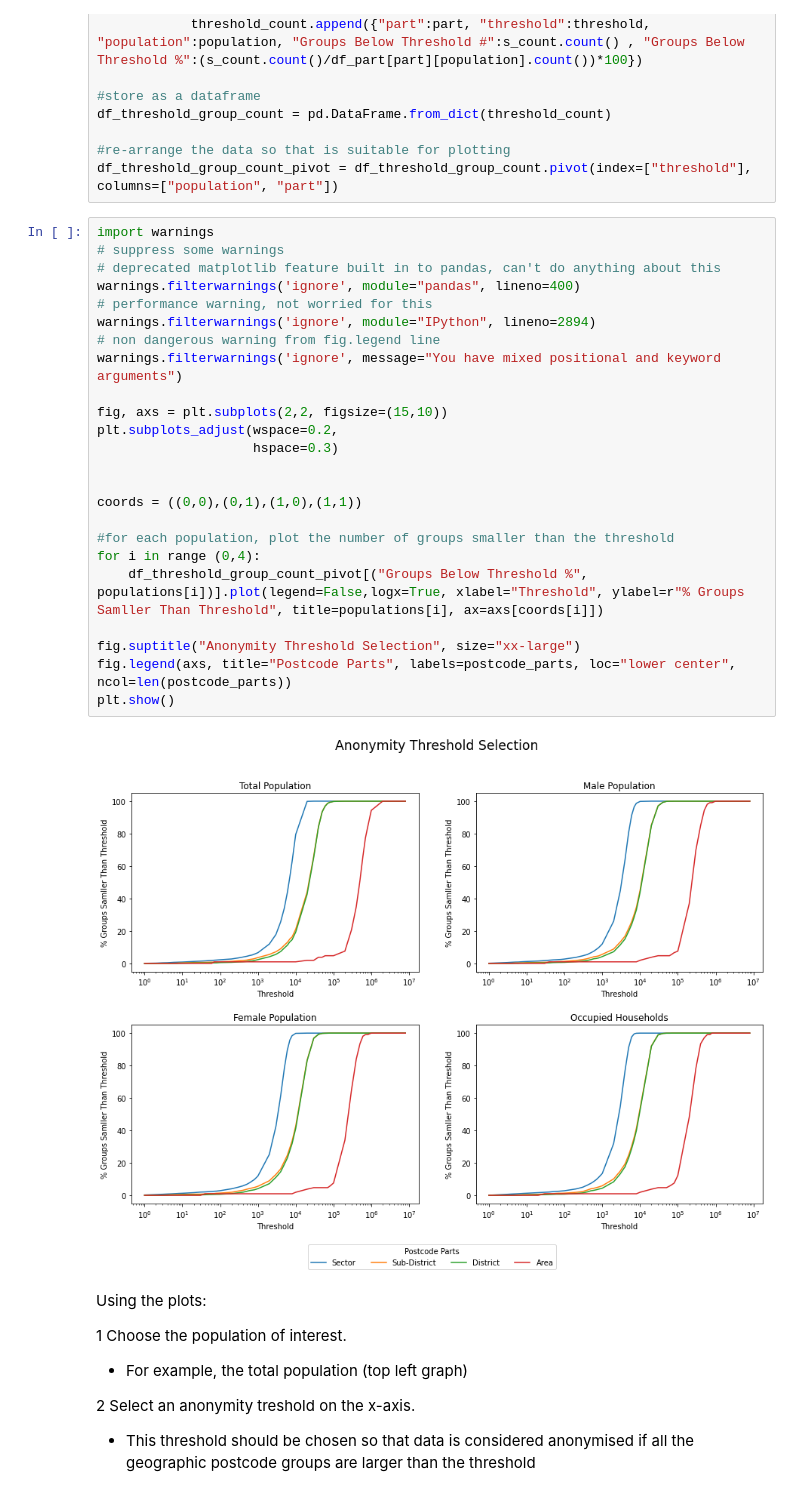
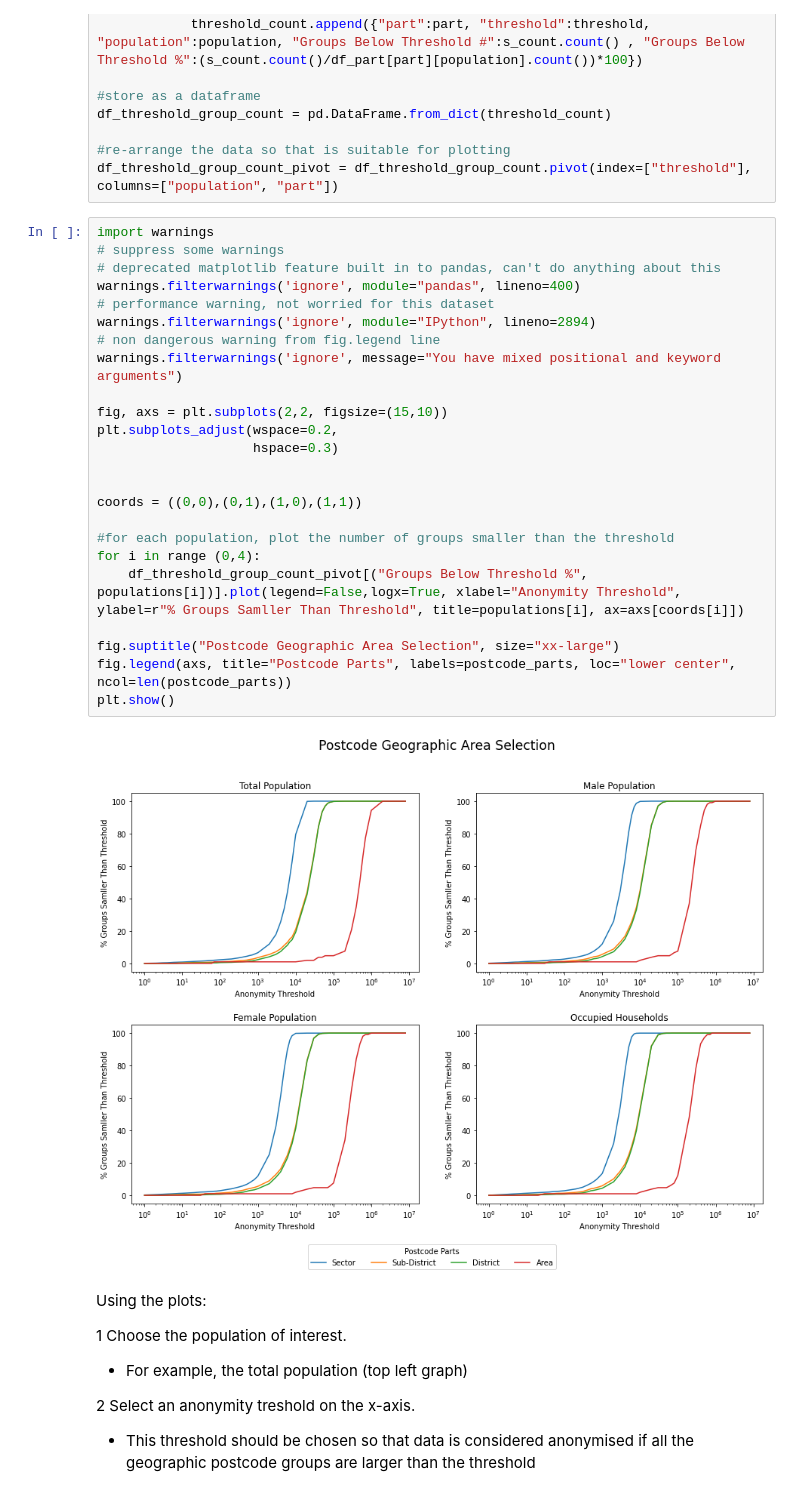
Before and after one commit to adhardy/mirador-task-sheet, a Jupyter notebook: postcode analysis/postcodes.ipynb, the cells around one changed output. Cells and saved outputs as stored; diff of their text form.

Commit message:
clean up text and plot labels

```diff
--- a/postcode analysis/postcodes.ipynb
+++ b/postcode analysis/postcodes.ipynb
@@ -207,29 +209,29 @@ df_threshold_group_count_pivot = df_threshold_group_count.pivot(index=["threshol
 # %%
 import warnings
 # suppress some warnings
 # deprecated matplotlib feature built in to pandas, can't do anything about this
 warnings.filterwarnings('ignore', module="pandas", lineno=400)
-# performance warning, not worried for this
+# performance warning, not worried for this dataset
 warnings.filterwarnings('ignore', module="IPython", lineno=2894)
 # non dangerous warning from fig.legend line
 warnings.filterwarnings('ignore', message="You have mixed positional and keyword arguments")
 
 fig, axs = plt.subplots(2,2, figsize=(15,10))
 plt.subplots_adjust(wspace=0.2,
                     hspace=0.3)
 
 
 coords = ((0,0),(0,1),(1,0),(1,1))
 
 #for each population, plot the number of groups smaller than the threshold
 for i in range (0,4):
-    df_threshold_group_count_pivot[("Groups Below Threshold %", populations[i])].plot(legend=False,logx=True, xlabel="Threshold", ylabel=r"% Groups Samller Than Threshold", title=populations[i], ax=axs[coords[i]])
+    df_threshold_group_count_pivot[("Groups Below Threshold %", populations[i])].plot(legend=False,logx=True, xlabel="Anonymity Threshold", ylabel=r"% Groups Samller Than Threshold", title=populations[i], ax=axs[coords[i]])
 
-fig.suptitle("Anonymity Threshold Selection", size="xx-large")
+fig.suptitle("Postcode Geographic Area Selection", size="xx-large")
 fig.legend(axs, title="Postcode Parts", labels=postcode_parts, loc="lower center", ncol=len(postcode_parts))
 plt.show()
 # %% [output]
-[figure, old version]
+[figure, new version]
 # %% [markdown]
 Using the plots:
 
```
Also changed, not shown: parts of 5 cells of this notebook.
